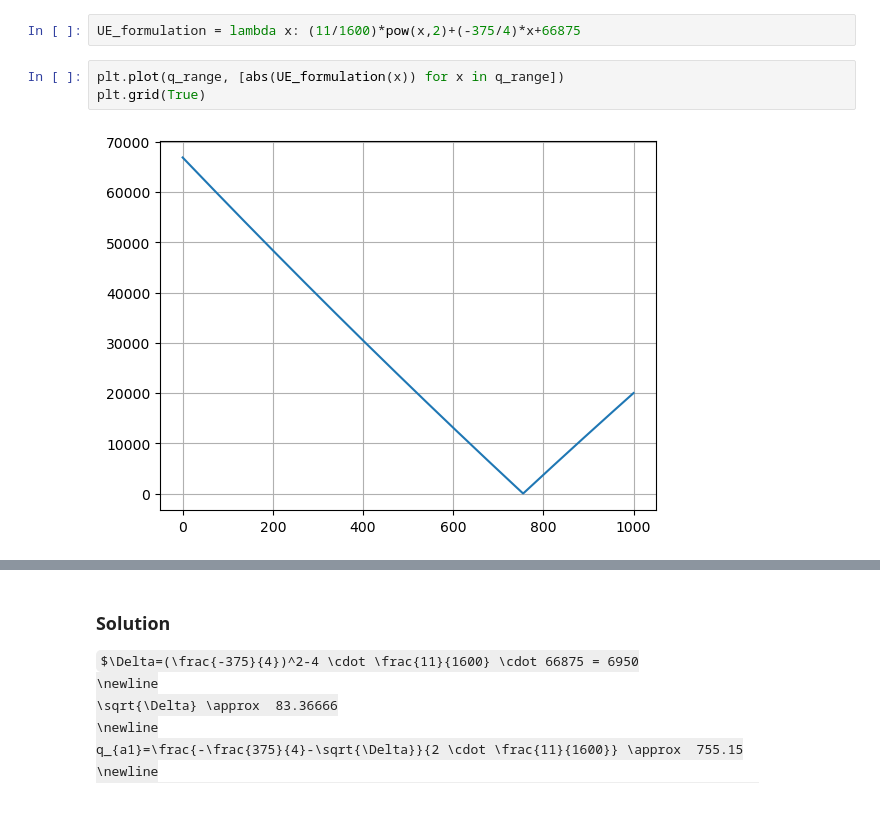
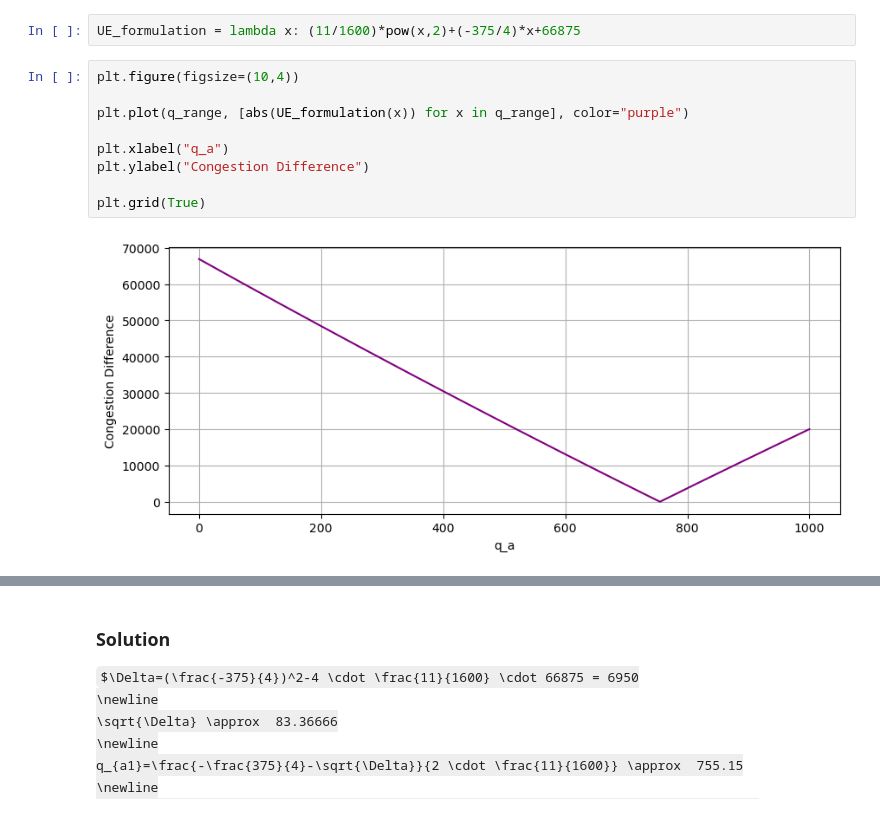
Before and after one commit to aonurakman/RL-Based-Mobility-Optimization, a Jupyter notebook: Analytical Solutions.ipynb, the cells around one changed output, grey strips where cells are left out. Cells and saved outputs as stored; diff of their text form; some formulas as TeX source.

```diff
--- a/Analytical Solutions.ipynb
+++ b/Analytical Solutions.ipynb
@@ -219,7 +239,13 @@ t_a^0(1+(\frac{q_a}{Q_a})^2) = t_b^0(1+(\frac{Q-q_a}{Q_b})^2)
 # %%
 UE_formulation = lambda x: (11/1600)*pow(x,2)+(-375/4)*x+66875
 # %%
-plt.plot(q_range, [abs(UE_formulation(x)) for x in q_range])
+plt.figure(figsize=(10,4))
+
+plt.plot(q_range, [abs(UE_formulation(x)) for x in q_range], color="purple")
+
+plt.xlabel("q_a")
+plt.ylabel("Congestion Difference")
+
 plt.grid(True)
 # %% [output]
-[figure, old version]
+[figure, new version]
```
Also changed, not shown: parts of 11 cells of this notebook, 2 other files.
